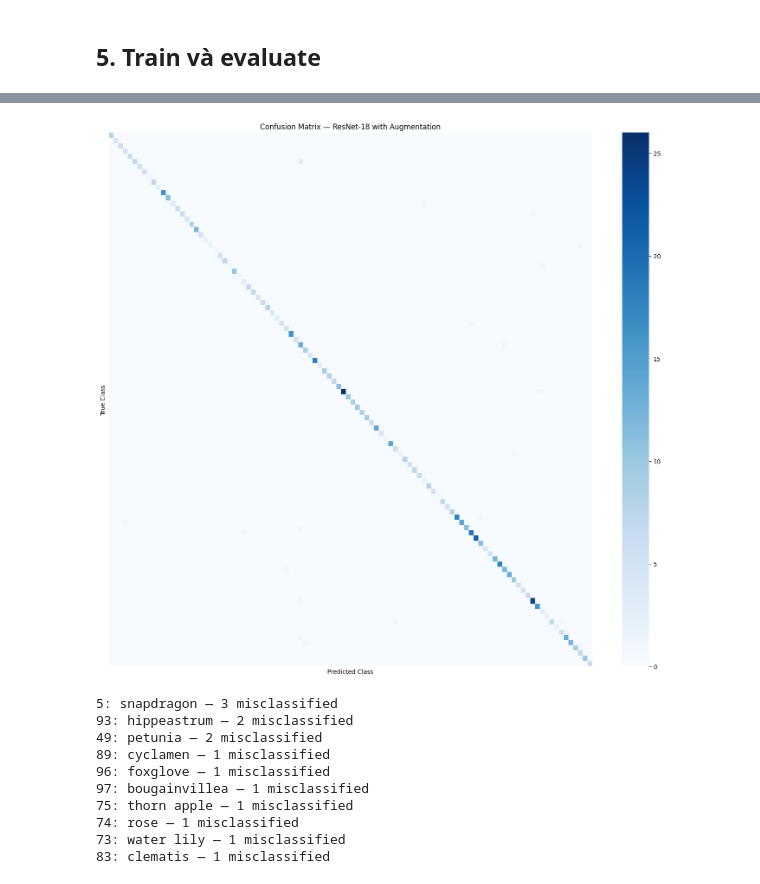
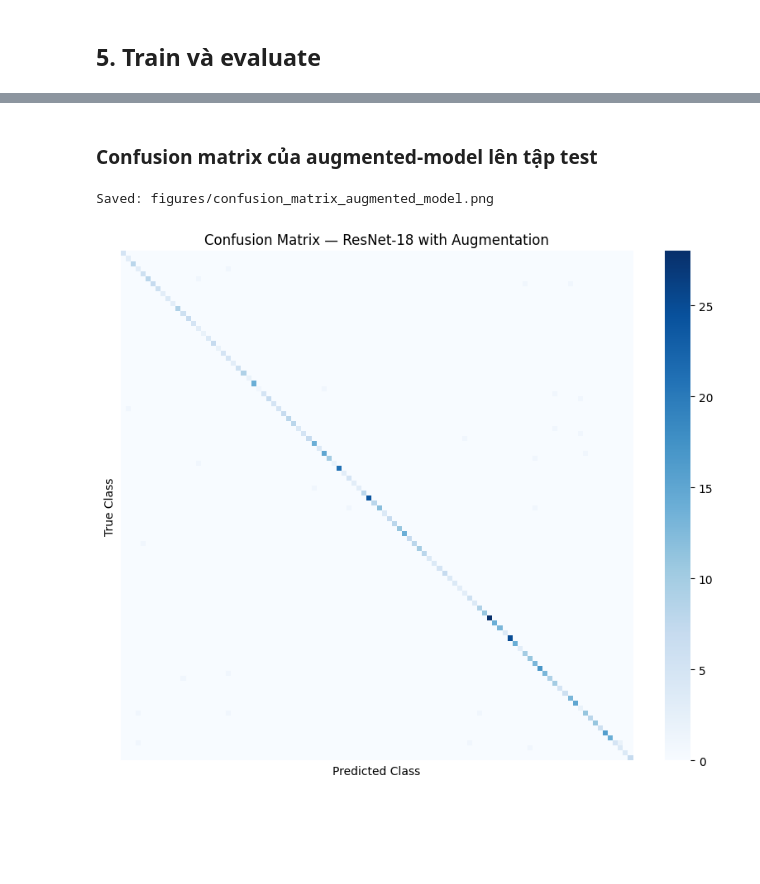
Before and after one commit to ngvihoa/flowers102-resnet18-classification, a Jupyter notebook: flowers-102-image-classification-using-resnet.ipynb, the cells around one changed output, grey strips where cells are left out. Cells and saved outputs as stored; diff of their text form; code cells hidden in the pictures; blank space fills up the shorter version.

```diff
--- a/flowers-102-image-classification-using-resnet.ipynb
+++ b/flowers-102-image-classification-using-resnet.ipynb
@@ -34,7 +42,6 @@ Device: cuda
 # %%
-
 DATASET_ROOT = Path(
-    "/kaggle/input/datasets/waseemalastal/the-oxford-flowers-102-dataset/flower_data"
+    "/kaggle/input/datasets/yousefmohamed20/oxford-102-flower-dataset/102 flower/flowers"
 )
 
 TRAIN_DIR = DATASET_ROOT / "train"
@@ -43,13 +50,12 @@ TEST_DIR = DATASET_ROOT / "test"
 
 import json
 
-with open(DATASET_ROOT / "cat_to_name.json", "r") as f:
+with open(DATASET_ROOT / "../cat_to_name.json", "r") as f:
     cat_to_name = json.load(f)
 
 print('>>> Đã define các directories:')
 print(f"Train data: {TRAIN_DIR}")
 print(f"Test data: {TEST_DIR}")
 print(f"Val data: {VALID_DIR}")
-print(f"Class mapping: {cat_to_name}")
 # %% [output]
 >>> Đã define các directories:
@@ -586,3 +624,5 @@ plt.show()
+# %% [markdown]
+### Confusion matrix của augmented-model lên tập test
 # %%
 from sklearn.metrics import confusion_matrix
 import seaborn as sns
@@ -593,72 +633,39 @@ model_aug.eval()
 
 all_labels = []
 all_predictions = []
-total_loss_aug = 0.0
-total_aug = 0
 
 with torch.no_grad():
     for images, labels in test_loader:
         images = images.to(device)
 
         outputs = model_aug(images)
-        labels_device = labels.to(device)
-        batch_loss = loss_func(outputs, labels_device)
         predictions = outputs.argmax(dim=1).cpu().numpy()
 
-        total_loss_aug += batch_loss.item() * labels.size(0)
-        total_aug += labels.size(0)
         all_predictions.extend(predictions)
         all_labels.extend(labels.numpy())
-
-all_labels_aug = all_labels
-all_predictions_aug = all_predictions
-loss_aug = total_loss_aug / total_aug
 
 cm = confusion_matrix(
     all_labels,
     all_predictions
 )
 
-plt.figure(figsize=(18, 16))
+plt.figure(figsize=(10, 8))
 
 sns.heatmap(
     cm,
     cmap="Blues",
     xticklabels=False,
     yticklabels=False
 )
 
 plt.xlabel("Predicted Class")
 plt.ylabel("True Class")
 plt.title("Confusion Matrix — ResNet-18 with Augmentation")
-
 output_path = Path("figures/confusion_matrix_augmented_model.png")
 output_path.parent.mkdir(parents=True, exist_ok=True)
 plt.savefig(output_path, dpi=200, bbox_inches="tight")
 print(f"Saved: {output_path}")
 plt.show()
 # %% [output]
+Saved: figures/confusion_matrix_augmented_model.png
-[figure, old version]
+[figure, new version]
-# %%
-class_names = test_dataset.classes
-
-confusion_per_class = cm.sum(axis=1) - np.diag(cm)
-
-worst_indices = np.argsort(confusion_per_class)[-10:][::-1]
-
-for idx in worst_indices:
-    print(
-        f"{idx}: {cat_to_name.get(class_names[idx], class_names[idx])} "
-        f"— {confusion_per_class[idx]} misclassified"
-    )
-# %% [output]
-5: snapdragon — 3 misclassified
-93: hippeastrum — 2 misclassified
-49: petunia — 2 misclassified
-89: cyclamen — 1 misclassified
-96: foxglove — 1 misclassified
-97: bougainvillea — 1 misclassified
-75: thorn apple — 1 misclassified
-74: rose — 1 misclassified
-73: water lily — 1 misclassified
-83: clematis — 1 misclassified
```
Also changed, not shown: parts of 37 cells of this notebook.
